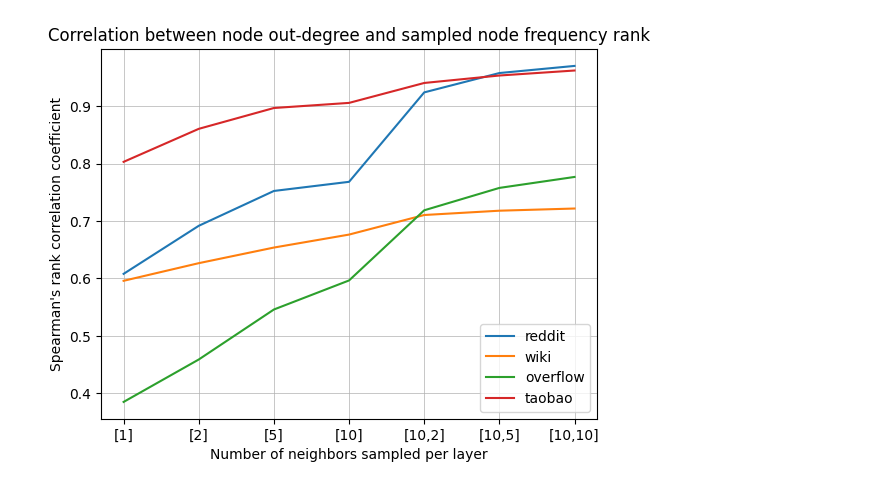
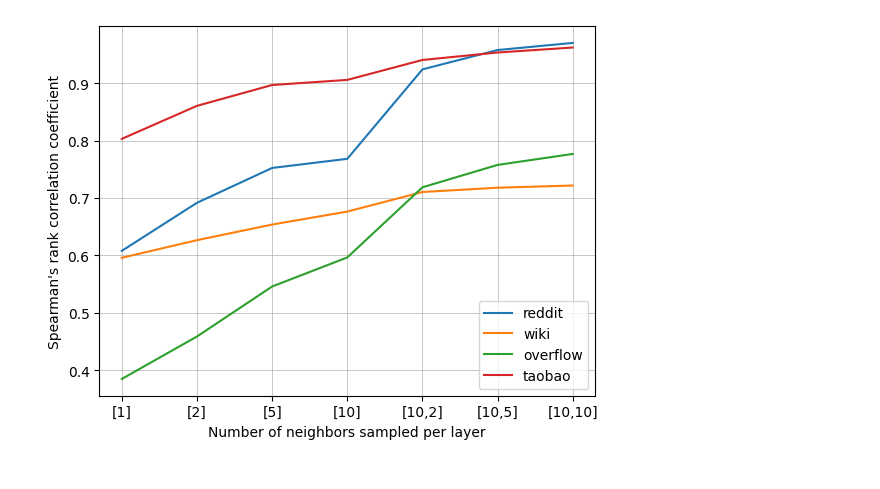
Before and after one commit to zimengzhou1/gnn-ssd, a Jupyter notebook: access_prob.ipynb, the cells around one changed output. Saved outputs shown, nothing was run; the diff lists cells and outputs as text; code cells hidden in the pictures.

Commit message:
Graph fixes and path update

```diff
--- a/access_prob.ipynb
+++ b/access_prob.ipynb
@@ -9,13 +9,13 @@ taobao = [i for i in [0.8032, 0.8607, 0.8970, 0.9059, 0.9406, 0.9536, 0.9623]]
 # %%
 plt.plot(reddit, label="reddit")
 plt.plot(wiki, label="wiki")
 plt.plot(overflow, label="overflow")
 plt.plot(taobao, label="taobao")
 plt.xticks([0,1,2,3,4,5,6], sampleSizes)
 plt.legend()
-plt.title('Correlation between node out-degree and sampled node frequency rank')
+#plt.title('Correlation between node out-degree and sampled node frequency rank')
 plt.ylabel("Spearman's rank correlation coefficient")
 plt.xlabel('Number of neighbors sampled per layer')
 plt.grid(linewidth = 0.5)
 # %% [output]
-[figure, old version]
+[figure, new version]
```
Also changed, not shown: 4 other files.
